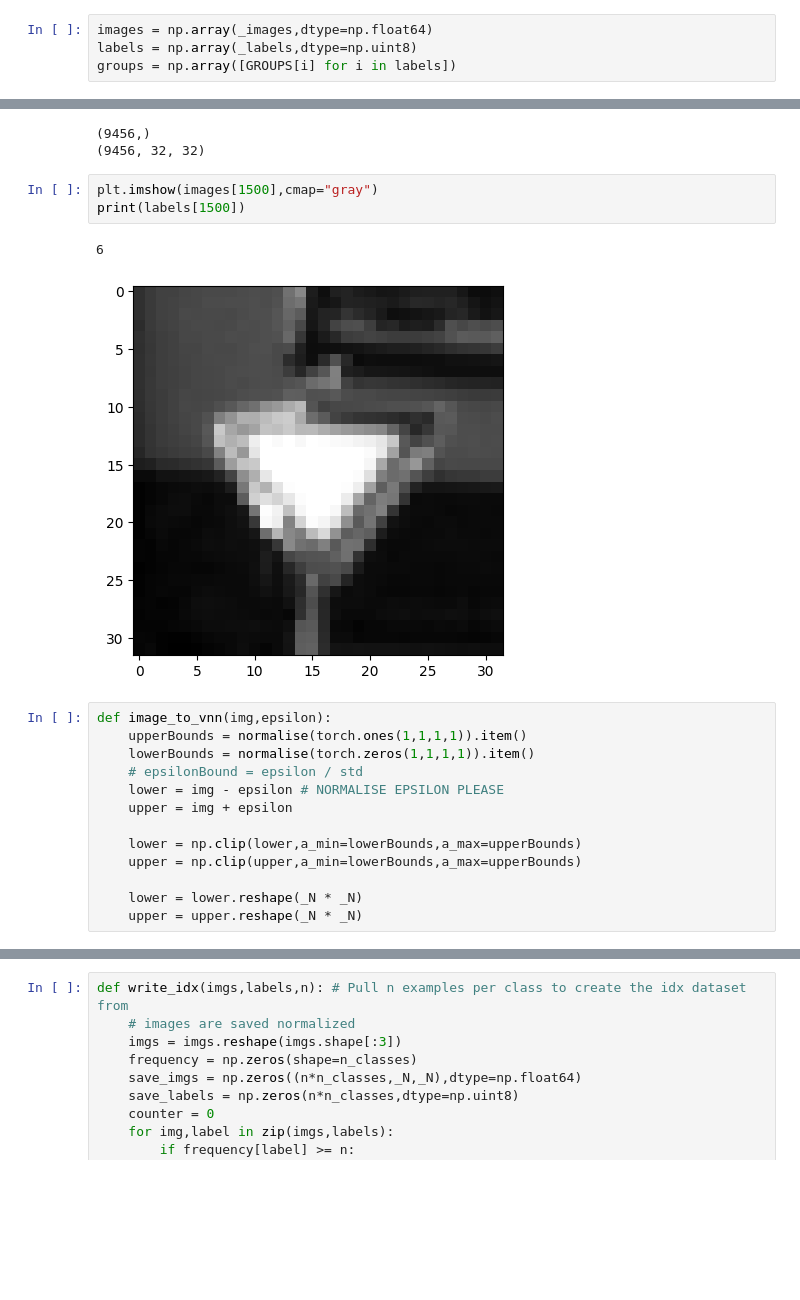
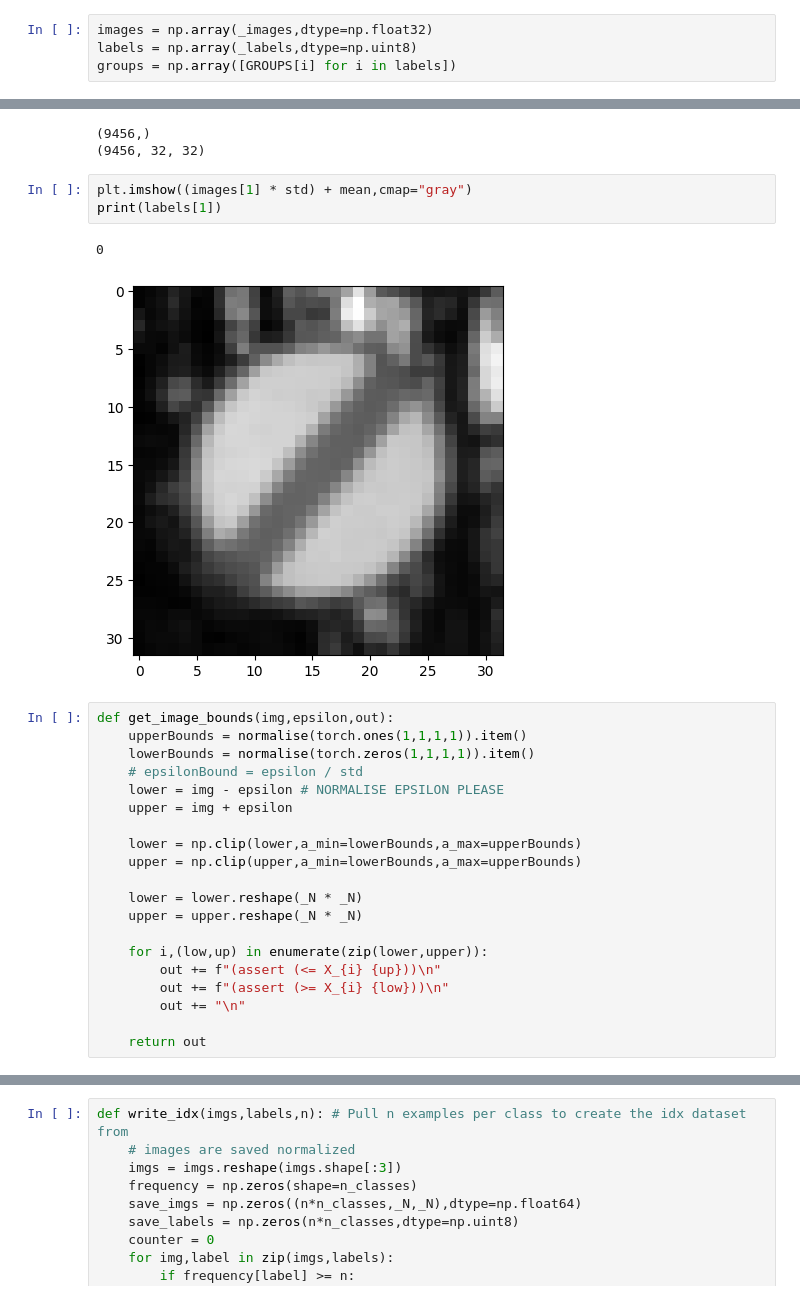
Before and after one commit to ro-jo-mo/Dissertation-Verifying-NN, a Jupyter notebook: Superclass/vnnlib.ipynb, the cells around one changed output, grey strips where cells are left out. Cells and saved outputs as stored; diff of their text form; blank space fills up the shorter version.

```diff
--- a/Superclass/vnnlib.ipynb
+++ b/Superclass/vnnlib.ipynb
@@ -21,7 +21,7 @@ for image,label in train_loader:
     _images.extend(torch.Tensor.numpy(image.reshape((size,_N,_N)),force=True))
     _labels.extend(torch.Tensor.numpy(label,force=True))
 # %%
-images = np.array(_images,dtype=np.float64)
+images = np.array(_images,dtype=np.float32)
 labels = np.array(_labels,dtype=np.uint8)
 groups = np.array([GROUPS[i] for i in labels])
 # %%
@@ -31,13 +31,13 @@ print(images.shape)
 (9456,)
 (9456, 32, 32)
 # %%
-plt.imshow(images[1500],cmap="gray")
-print(labels[1500])
+plt.imshow((images[1] * std) + mean,cmap="gray")
+print(labels[1])
 # %% [output]
-6
+0
-[figure, old version]
+[figure, new version]
 # %%
-def image_to_vnn(img,epsilon):
+def get_image_bounds(img,epsilon,out):
     upperBounds = normalise(torch.ones(1,1,1,1)).item()
     lowerBounds = normalise(torch.zeros(1,1,1,1)).item()
     # epsilonBound = epsilon / std
@@ -49,3 +49,10 @@ def image_to_vnn(img,epsilon):
 
     lower = lower.reshape(_N * _N)
     upper = upper.reshape(_N * _N)
+
+    for i,(low,up) in enumerate(zip(lower,upper)):
+        out += f"(assert (<= X_{i} {up}))\n"
+        out += f"(assert (>= X_{i} {low}))\n"
+        out += "\n"
+
+    return out
```
Also changed, not shown: parts of 4 cells of this notebook, 2 other files.
